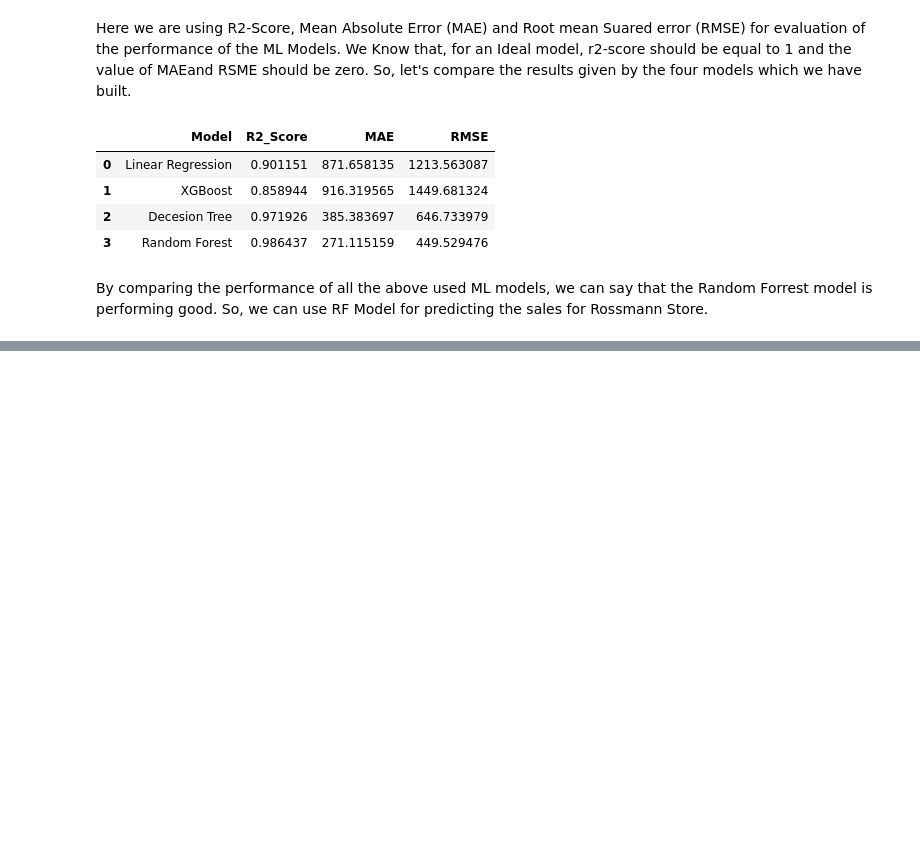
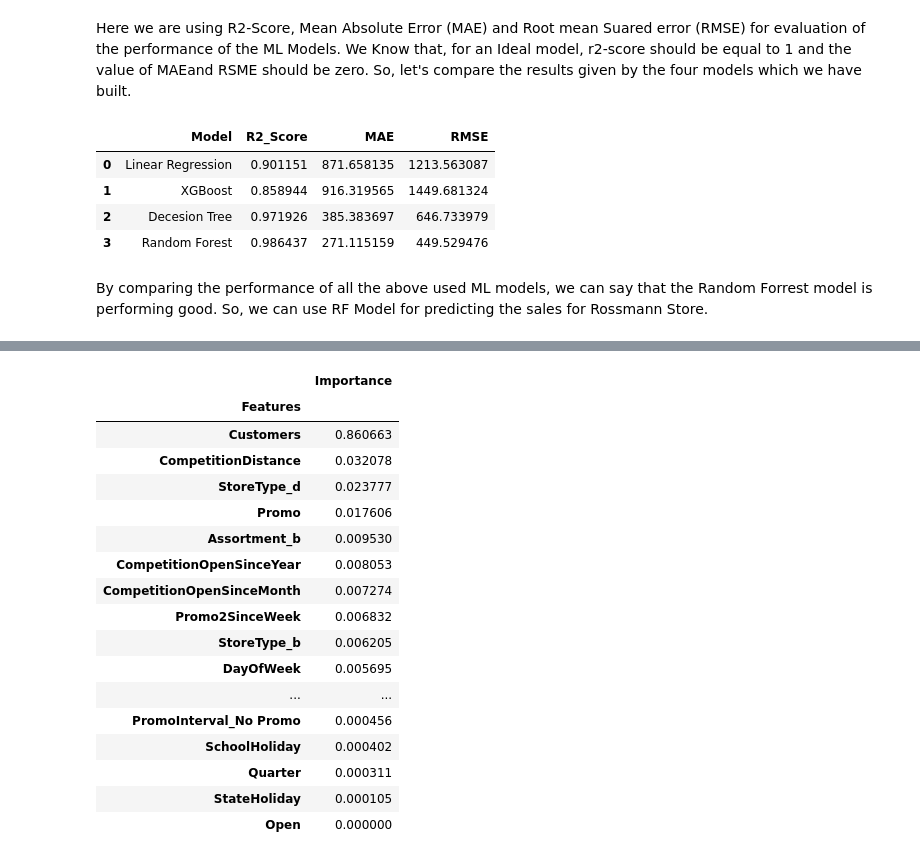
Before and after one commit to rashmi-biswas/ML_Regression_Sales_Prediction, a Jupyter notebook: Rossmann_Sales_Prediction_Capstone_Project.ipynb, the cells around one changed output, grey strips where cells are left out. Drawn from its saved outputs; the diff is of its cells as text; code cells hidden in the pictures; blank space fills up the shorter version.

```diff
--- a/Rossmann_Sales_Prediction_Capstone_Project.ipynb
+++ b/Rossmann_Sales_Prediction_Capstone_Project.ipynb
@@ -962,0 +993,22 @@ By comparing the performance of all the above used ML models, we can say that th
+# %%
+feature_importance_df.sort_values(by=["Importance"], inplace=True, ascending=False)
+feature_importance_df
+# %% [output]
+|  | Importance |
+| Features |  |
+| Customers | 0.860663 |
+| CompetitionDistance | 0.032078 |
+| StoreType_d | 0.023777 |
+| Promo | 0.017606 |
+| Assortment_b | 0.009530 |
+| CompetitionOpenSinceYear | 0.008053 |
+| CompetitionOpenSinceMonth | 0.007274 |
+| Promo2SinceWeek | 0.006832 |
+| StoreType_b | 0.006205 |
+| DayOfWeek | 0.005695 |
+| ... | ... |
+| PromoInterval_No Promo | 0.000456 |
+| SchoolHoliday | 0.000402 |
+| Quarter | 0.000311 |
+| StateHoliday | 0.000105 |
+| Open | 0.000000 |
```
Also changed, not shown: parts of 4 cells of this notebook.
